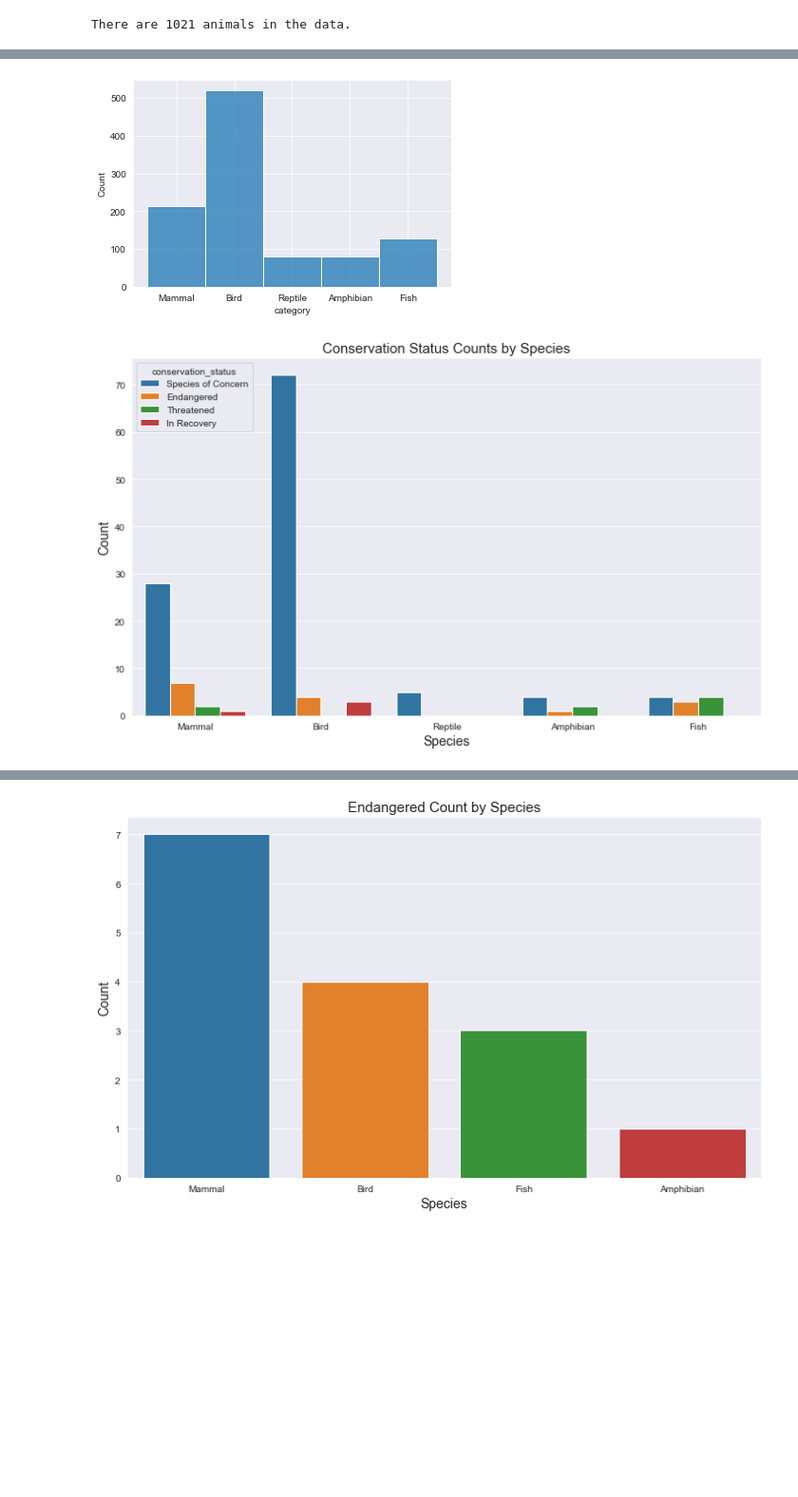
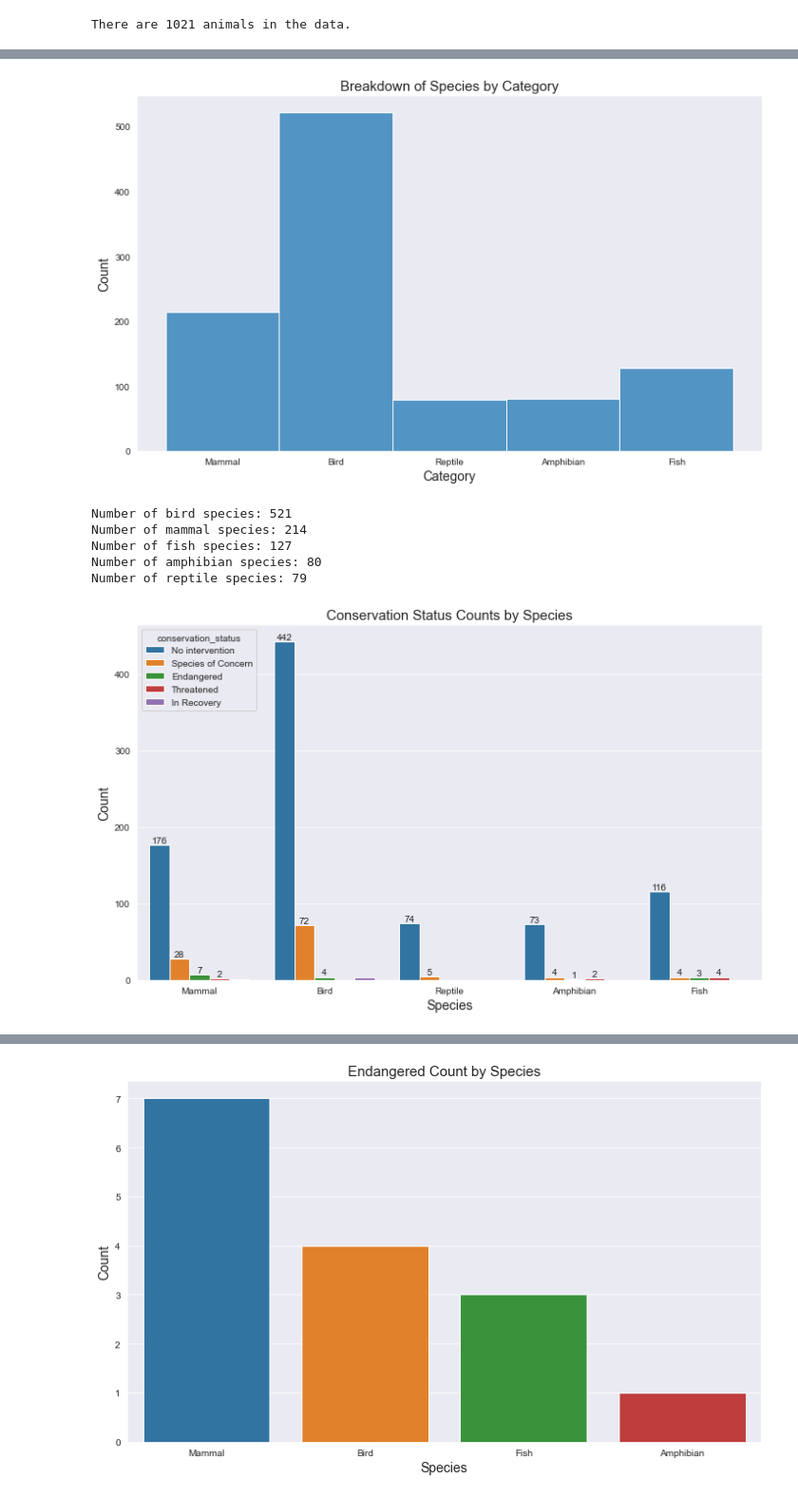
Before and after one commit to clccode/Biodiversity, a Jupyter notebook: biodiversity.ipynb, the cells around one changed output, grey strips where cells are left out. Shown at 95% size. Saved outputs shown, nothing was run; the diff lists cells and outputs as text; code cells hidden in the pictures; blank space fills up the shorter version.

```diff
--- a/biodiversity.ipynb
+++ b/biodiversity.ipynb
@@ -30,3 +30,8 @@ spec_df.head()
 | 2 | Mammal | Bos taurus | Aurochs, Aurochs, Domestic Cattle... | NaN |
 | 3 | Mammal | Ovis aries | Domestic Sheep, Mouflon, Red Shee... | NaN |
 | 4 | Mammal | Cervus elaphus | Wapiti Or Elk | NaN |
+# %%
+# Change the NaN to "No intervention"
+# Assume that means there is no need to manage these species
+spec_df.conservation_status = spec_df.conservation_status.fillna('No intervention')
+spec_df.head()
@@ -137,17 +189,49 @@ There are 1021 animals in the data.
 # %%
 # Histogram for animals in the data
+sns.set_style('dark')
+plt.figure(figsize=(12,7))
 sns.histplot(data=animals, x='category')
+plt.title('Breakdown of Species by Category', size=15)
+plt.xlabel('Category', size=14)
+plt.ylabel('Count', size=14)
+plt.savefig('animal_categories.png')
 plt.show()
 # %% [output]
-[figure, old version]
+[figure, new version]
+# %%
+# Lots of birds, how many?
+print(f"Number of bird species: {len(animals[animals['category'] == 'Bird'])}")
+
+# How many mammal species?
+print(f"Number of mammal species: {len(animals[animals['category'] == 'Mammal'])}")
+
+# How many fish?
+print(f"Number of fish species: {len(animals[animals['category'] == 'Fish'])}")
+
+# Amphibians?
+print(f"Number of amphibian species: {len(animals[animals['category'] == 'Amphibian'])}")
+
+# Reptiles?
+print(f"Number of reptile species: {len(animals[animals['category'] == 'Reptile'])}")
+# %% [output]
+Number of bird species: 521
+Number of mammal species: 214
+Number of fish species: 127
+Number of amphibian species: 80
+Number of reptile species: 79
 # %%
 # Countplot showing animal categories and conservation status
-plt.figure(figsize=(12, 7))
-sns.countplot(data=animals, x='category', hue='conservation_status')
+sns.set_style('darkgrid')
+figure = plt.figure(figsize=(12, 7))
+ax = sns.countplot(data=animals, x='category', hue='conservation_status')
+ax.bar_label(ax.containers[0])
+ax.bar_label(ax.containers[1])
+ax.bar_label(ax.containers[2])
+ax.bar_label(ax.containers[3])
 plt.title('Conservation Status Counts by Species', size=15)
 plt.xlabel('Species', size=14)
 plt.ylabel('Count', size=14)
 plt.savefig('count_by_status.png')
 plt.show()
 # %% [output]
-[figure, old version]
+[figure, new version]
```
Also changed, not shown: parts of 22 cells of this notebook, 8 other files.
